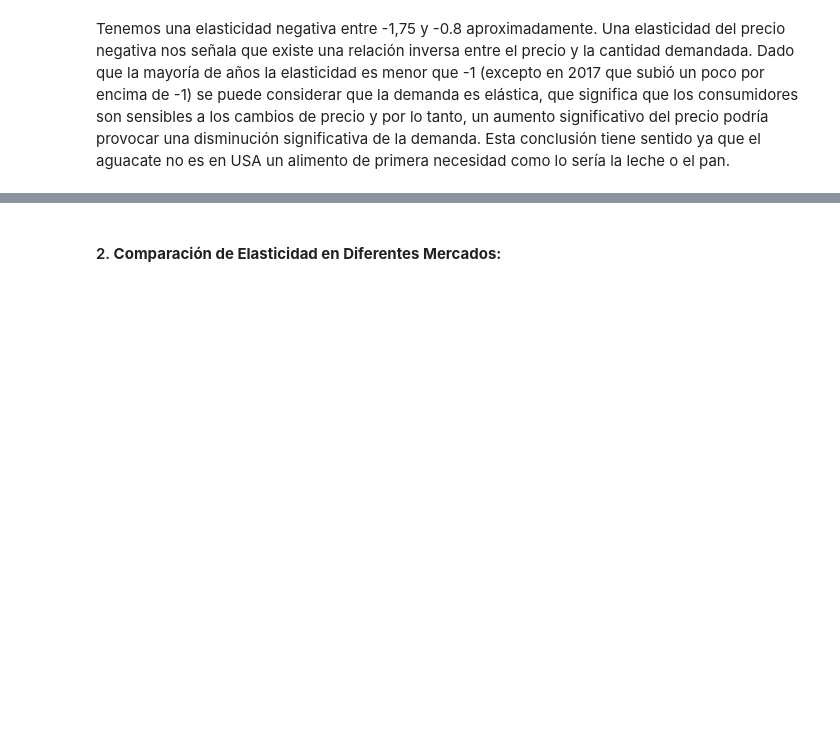
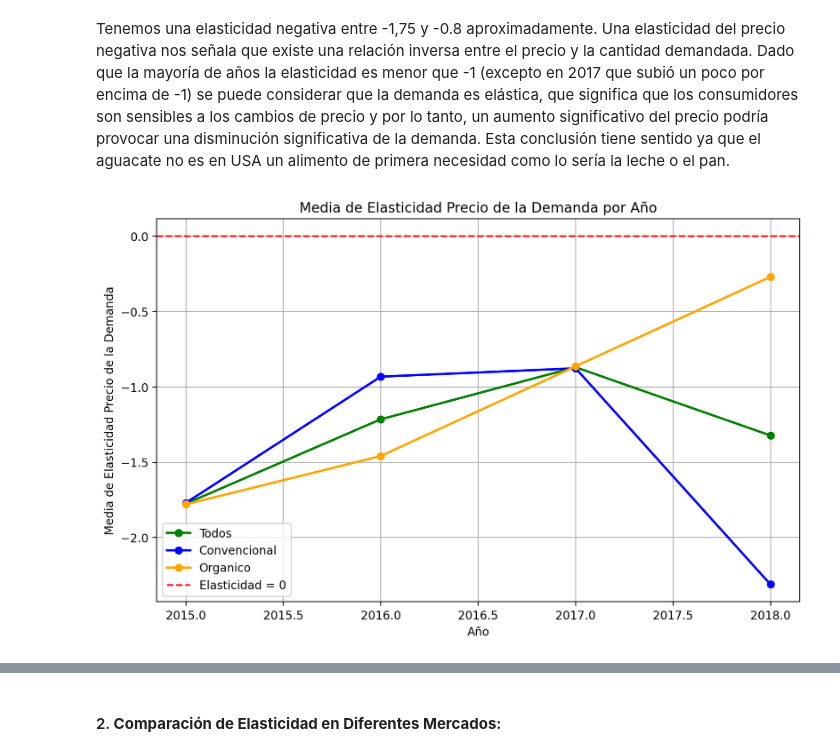
Before and after one commit to albagd77/MAGic-Avocado-TP1, a Jupyter notebook: 03_elasticidad_del_precio.ipynb, the cells around one changed output, grey strips where cells are left out. Drawn from its saved outputs; the diff is of its cells as text; code cells hidden in the pictures; blank space fills up the shorter version.

```diff
--- a/03_elasticidad_del_precio.ipynb
+++ b/03_elasticidad_del_precio.ipynb
@@ -187,3 +187,35 @@ plt.show()
 Tenemos una elasticidad negativa entre -1,75 y -0.8 aproximadamente. Una elasticidad del precio negativa nos señala que existe una relación inversa entre el precio y la cantidad demandada.
 Dado que la mayoría de años la elasticidad es menor que -1 (excepto en 2017 que subió un poco por encima de -1) se puede considerar que la demanda es elástica, que significa que los consumidores son sensibles a los cambios de precio y por lo tanto, un aumento significativo del precio podría provocar una disminución significativa de la demanda.
 Esta conclusión tiene sentido ya que el aguacate no es en USA un alimento de primera necesidad como lo sería la leche o el pan.
+# %%
+#Veamos si al separar por tipo esto tiene comportamientes distintos
+filtered2_conv=filtered2[filtered2['type']=='conventional']
+filtered2_org=filtered2[filtered2['type']=='organic']
+
+elasticidad_media_por_año_conv = filtered2_conv.groupby('year')['Elasticidad'].mean().reset_index()
+elasticidad_media_por_año_org = filtered2_org.groupby('year')['Elasticidad'].mean().reset_index()
+# %%
+# Configurar el tamaño del gráfico
+plt.figure(figsize=(10, 6))
+
+# Gráfico de línea para elasticidad media total
+plt.plot(elasticidad_media_por_año['year'], elasticidad_media_por_año['Elasticidad'], color='green', linestyle='-', marker= 'o',linewidth=2, label='Todos')
+
+# Gráfico de línea para elasticidad media de aguacates convencionales
+plt.plot(elasticidad_media_por_año_conv['year'], elasticidad_media_por_año_conv['Elasticidad'], color='blue', linestyle='-',marker= 'o', linewidth=2, label='Convencional')
+
+# Gráfico de línea para elasticidad media de aguacates orgánicos
+plt.plot(elasticidad_media_por_año_org['year'], elasticidad_media_por_año_org['Elasticidad'], color='orange', linestyle='-',marker= 'o', linewidth=2, label='Organico')
+
+# Configurar el gráfico
+plt.title('Media de Elasticidad Precio de la Demanda por Año')
+plt.xlabel('Año')
+plt.ylabel('Media de Elasticidad Precio de la Demanda')
+plt.axhline(0, color='red', linestyle='--', label='Elasticidad = 0')
+plt.legend(loc='best')
+plt.grid(True)
+
+# Mostrar el gráfico
+plt.show()
+# %% [output]
+[figure, added]
```
Also changed, not shown: parts of 10 cells of this notebook, 1 other file.
